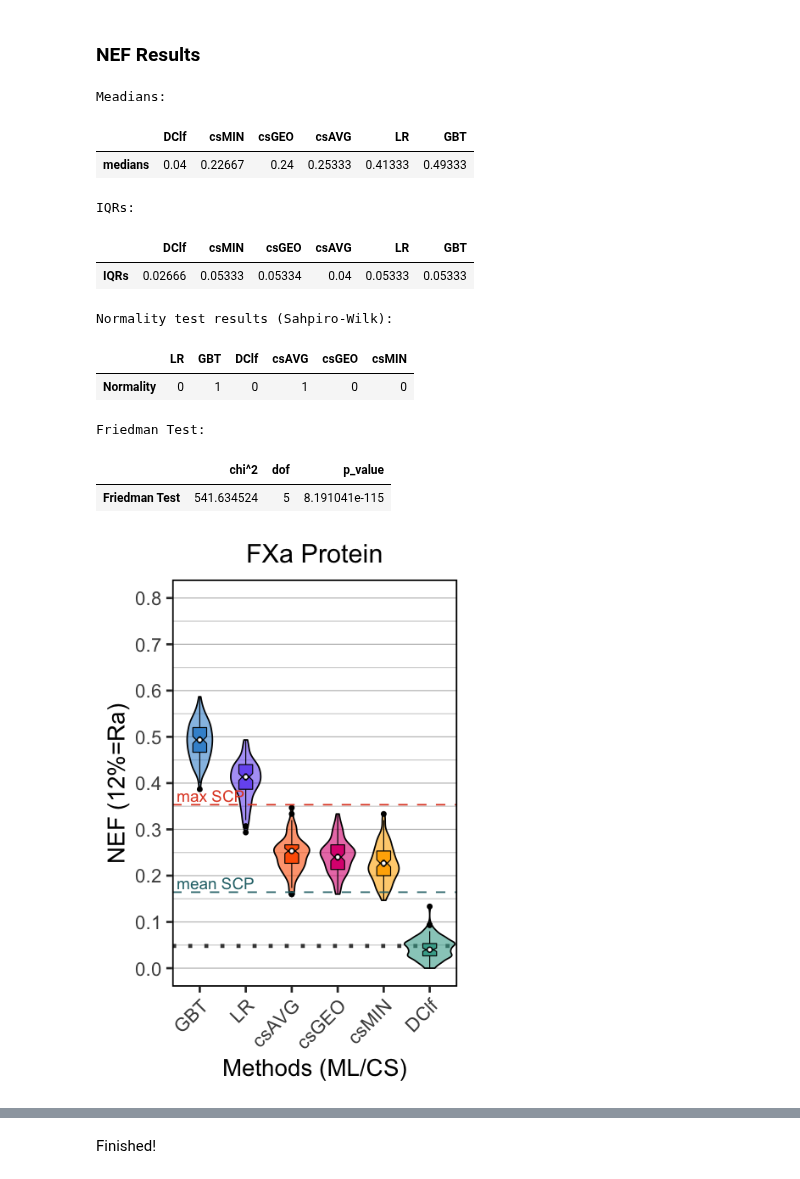
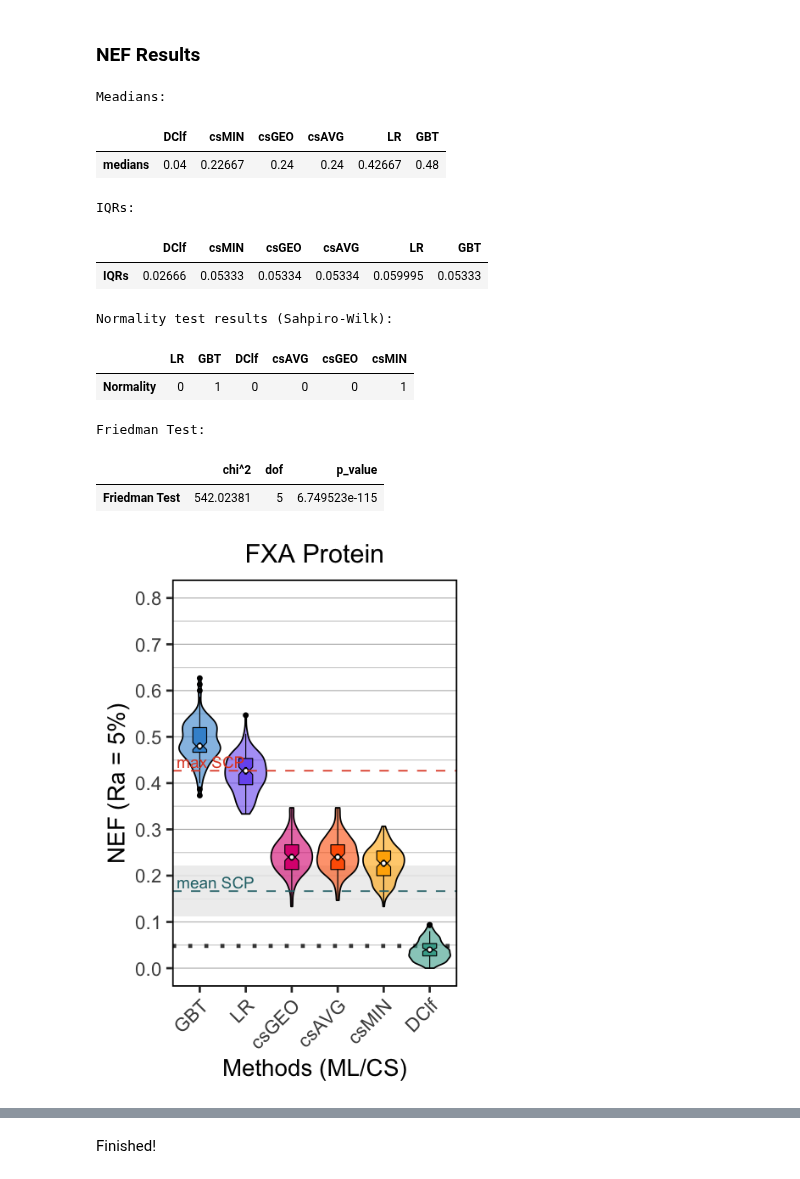
Before and after one commit to jRicciL/ML-ensemble-docking, a Jupyter notebook: fxa/5_Machine_Learning/2_30x4CV_analysis.ipynb, the cells around one changed output, grey strips where cells are left out. Saved outputs shown, nothing was run; the diff lists cells and outputs as text; code cells hidden in the pictures.

```diff
--- a/fxa/5_Machine_Learning/2_30x4CV_analysis.ipynb
+++ b/fxa/5_Machine_Learning/2_30x4CV_analysis.ipynb
@@ -12,2 +34,5 @@ from helper_modules.friedman_and_nemenyi_test import *
 # %% [markdown]
 ### Load docking results
+# %%
+# Define the same `random_state` for all the splits
+RANDOM_STATE = 1
@@ -111,9 +145,9 @@ metrics = dict(
     # AUC-ROC
     roc_auc   = {'metric_name': 'roc_auc'},
     # Normalized Enrichment Factor
-    nef_05_Ra = {'metric_name': 'ef',
-                 'fraction'   : R_a,
-                 'method'     : 'normalized'}
+    nef_Ra = {'metric_name': 'ef',
+              'fraction'   : R_a,
+              'method'     : 'normalized'}
     )
 # %% [markdown]
 ## 30x4 Cross validation
@@ -142,10 +169,11 @@ cv30x4, y_preds, splits = nk_rep_cross_validation_SAVE(
     estimators = estimators,
     X = X,
     y = y,
-    metrics = metrics,
-    n_repeats = n_repeats, n_splits=n_splits,
+    metrics   = metrics,
+    n_repeats = n_repeats,
+    n_splits  = n_splits,
     y_preds_return = True,
-    random_state = 42
+    random_state   = RANDOM_STATE
 )
 
 # Rename columns
@@ -286,22 +362,23 @@ R[write to console]: PMCMR is superseded by PMCMRplus and will be no longer main
 # **********************
 
 # NEF
-metric_name='nef_05_Ra'
+metric_name='nef_Ra'
 df_R = order_df(cv30x4,
                 metric_name).loc[metric_name]
 
+scp_values_R = list(scp_values[metric_name])
 # Descriptive statistics
 report_descriptive_stats(cv30x4, metric_name)
 # %% [output]
 Meadians:
 |  | DClf | csMIN | csGEO | csAVG | LR | GBT |
-| medians | 0.04 | 0.22667 | 0.24 | 0.25333 | 0.41333 | 0.49333 |
+| medians | 0.04 | 0.22667 | 0.24 | 0.24 | 0.42667 | 0.48 |
 IQRs:
 |  | DClf | csMIN | csGEO | csAVG | LR | GBT |
-| IQRs | 0.02666 | 0.05333 | 0.05334 | 0.04 | 0.05333 | 0.05333 |
+| IQRs | 0.02666 | 0.05333 | 0.05334 | 0.05334 | 0.059995 | 0.05333 |
 Normality test results (Sahpiro-Wilk):
 |  | LR | GBT | DClf | csAVG | csGEO | csMIN |
-| Normality | 0 | 1 | 0 | 1 | 0 | 0 |
+| Normality | 0 | 1 | 0 | 0 | 0 | 1 |
 Friedman Test:
 |  | chi^2 | dof | p_value |
-| Friedman Test | 541.634524 | 5 | 8.191041e-115 |
+| Friedman Test | 542.02381 | 5 | 6.749523e-115 |
@@ -320,23 +385,26 @@ single_mean, single_max = n_hold_out_single_performance(
 # %%
-%%R  -i df_R -i single_mean -i single_max -i R_a -w 2.2 -h 3.3 --units in -r 200
+%%R  -i df_R -i scp_values_R -i R_a -i protein_name -w 2.2 -h 3.3 --units in -r 200
 
 source('../../R_scripts/plot_violinBox.R')
 
+metric <- 'NEF'
 p = plot_violin(df = df_R,
                 cbbPalette = cbbPalette,
-                decreasing_order = TRUE,
-                y_min=0.0, y_max=0.8,
-                dot_size = 4, scale='area',
-                violin_width=1.1,
-                base_h_line=R_a,
-                y_label='NEF (12%=Ra)') +
-add_ref_values('mean SCP', single_mean,
-               color='#297177', size=2.4, y_add=0.02) +
-add_ref_values('max SCP', single_max,
-               color='#E1492B', size=2.4, y_add=0.02) +
-ggtitle('FXa Protein')
+                y_min = 0.0, y_max = 0.8,
+                base_h_line = R_a,
+                y_label = paste0(metric, ' (Ra = ', round(R_a,2) *100 ,'%)'),
+                scp_values_R = scp_values_R
+               ) +
+ggtitle(paste(toupper(protein_name), 'Protein'))
 
+
+# Save the picture
+methodology <- '30x4CV'
+save_path = '~/Documents/Doctorado/Paper_doctorado/Response_to_reviewers/Figuras_mayor_review/raw_imgs/'
+filename <- paste0(save_path,
+                   paste(protein_name, methodology, metric, 'violin.pdf', sep='_'))
+ggsave(filename, plot=p, width=2.2, height= 3.3)
 p
 # %% [output]
-[figure, old version]
+[figure, new version]
 # %%
```
Also changed, not shown: parts of 24 cells of this notebook, 3 other files.
